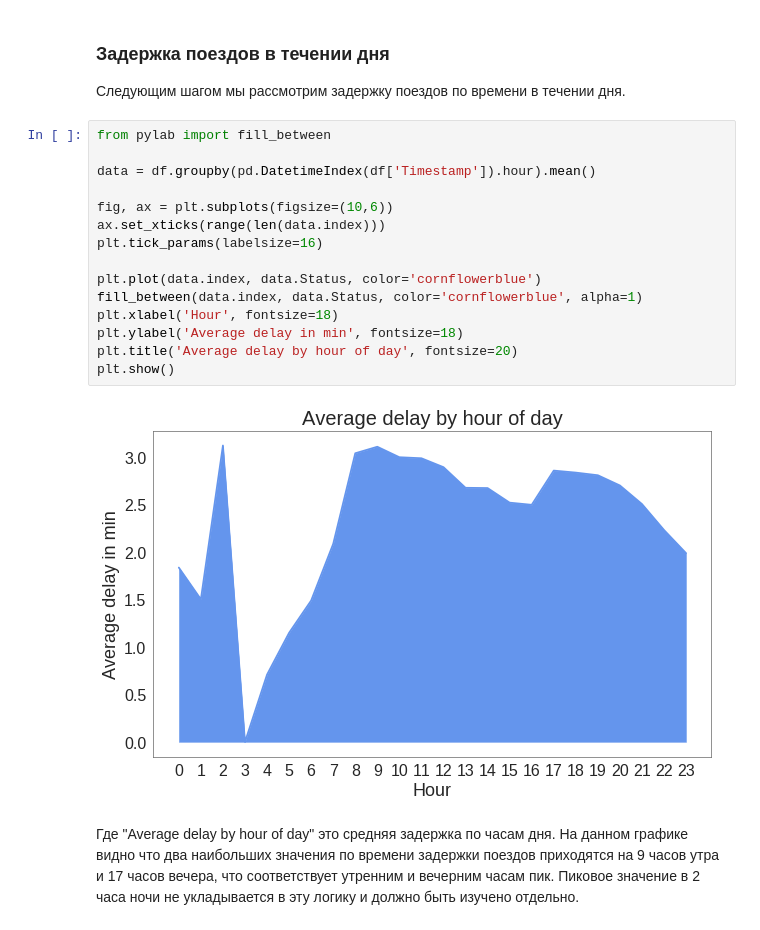
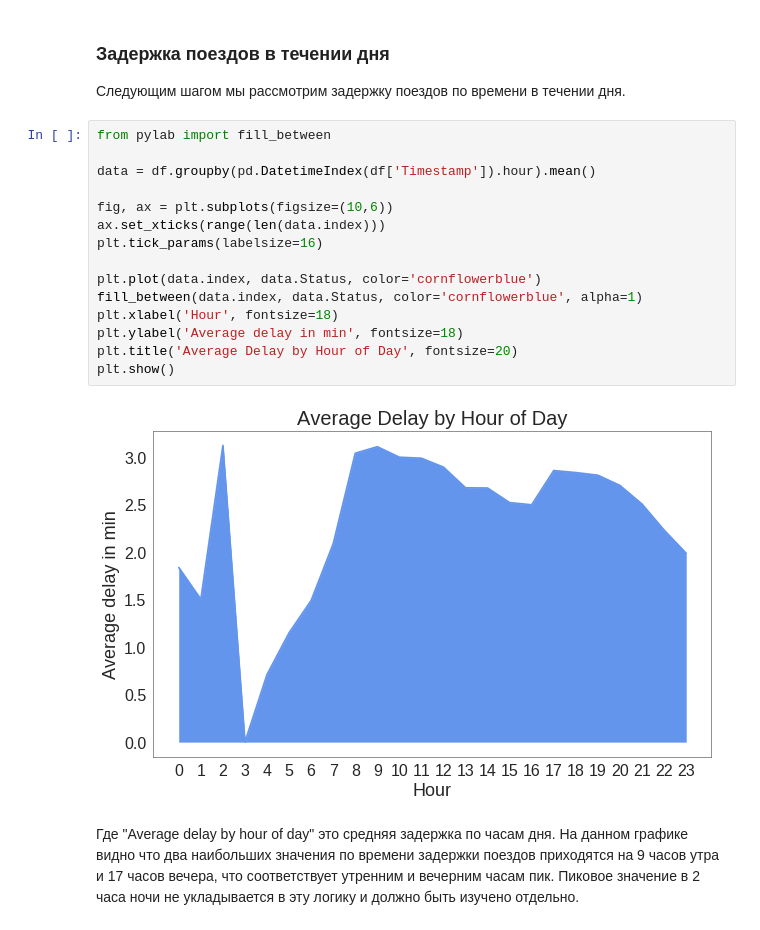
Before and after one commit to alekseisolovev/statistics, a Jupyter notebook: septa_eda.ipynb, the cells around one changed output. Saved outputs shown, nothing was run; the diff lists cells and outputs as text.

```diff
--- a/septa_eda.ipynb
+++ b/septa_eda.ipynb
@@ -117,20 +117,20 @@ plt.show()
 # %%
 from pylab import fill_between
 
 data = df.groupby(pd.DatetimeIndex(df['Timestamp']).hour).mean()
 
 fig, ax = plt.subplots(figsize=(10,6))
 ax.set_xticks(range(len(data.index)))
 plt.tick_params(labelsize=16)
 
 plt.plot(data.index, data.Status, color='cornflowerblue')
 fill_between(data.index, data.Status, color='cornflowerblue', alpha=1)
 plt.xlabel('Hour', fontsize=18)
 plt.ylabel('Average delay in min', fontsize=18)
-plt.title('Average delay by hour of day', fontsize=20)
+plt.title('Average Delay by Hour of Day', fontsize=20)
 plt.show()
 # %% [output]
-[figure, old version]
+[figure, new version]
 # %% [markdown]
 Где "Average delay by hour of day" это средняя задержка по часам дня. На данном графике видно что два наибольших значения по времени задержки поездов приходятся на 9 часов утра и 17 часов вечера, что соответствует утренним и вечерним часам пик. Пиковое значение в 2 часа ночи не укладывается в эту логику и должно быть изучено отдельно.
 # %% [markdown]
```
Also changed, not shown: parts of 3 cells of this notebook.
